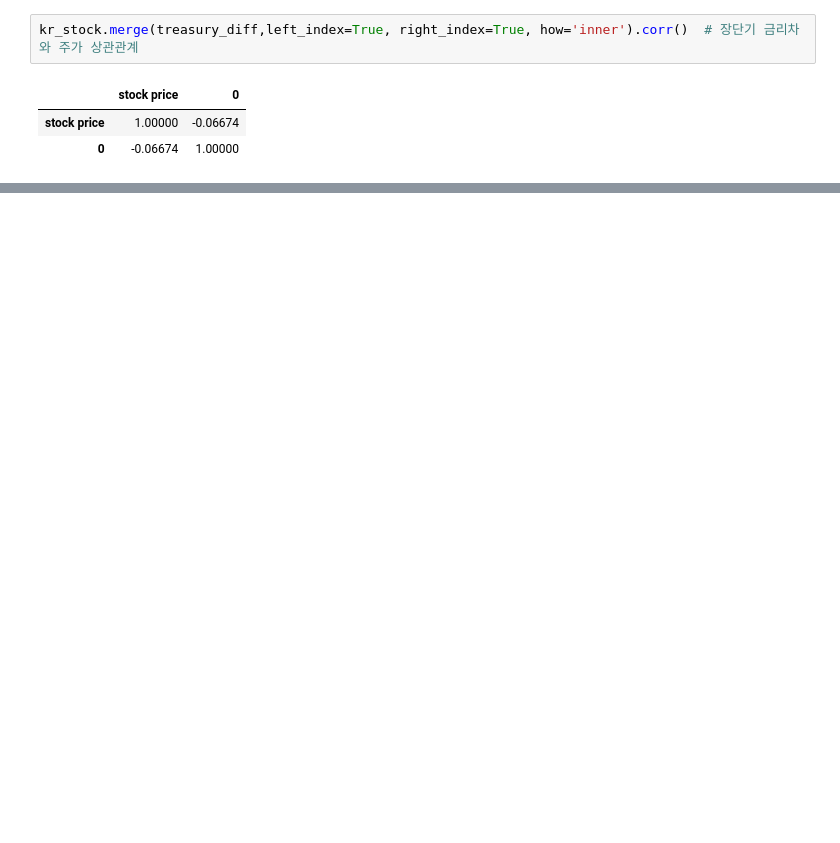
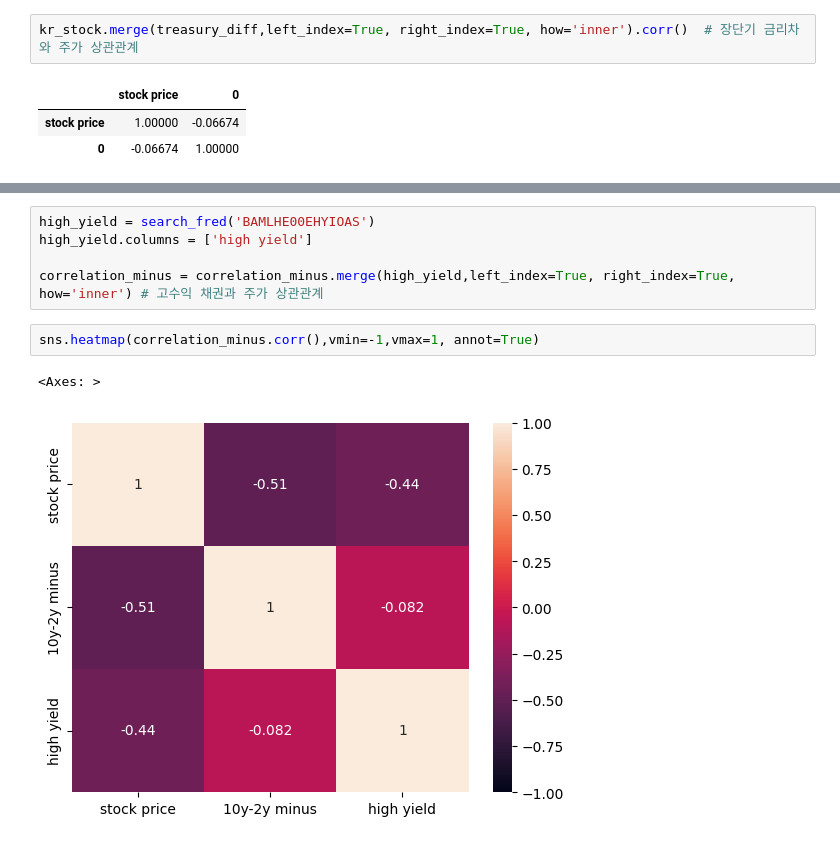
Before and after one commit to jeanDeluge/upstage_eda_1, a Jupyter notebook: data_EDA.ipynb, the cells around one changed output, grey strips where cells are left out. Drawn from its saved outputs; the diff is of its cells as text; blank space fills up the shorter version.

```diff
--- a/data_EDA.ipynb
+++ b/data_EDA.ipynb
@@ -21,0 +73,10 @@ kr_stock.merge(treasury_diff,left_index=True, right_index=True, how='inner').cor
+# %%
+high_yield = search_fred('BAMLHE00EHYIOAS')
+high_yield.columns = ['high yield']
+
+correlation_minus = correlation_minus.merge(high_yield,left_index=True, right_index=True, how='inner') # 고수익 채권과 주가 상관관계
+# %%
+sns.heatmap(correlation_minus.corr(),vmin=-1,vmax=1, annot=True)
+# %% [output]
+<Axes: >
+[figure, added]
```
Also changed, not shown: parts of 37 cells of this notebook.
